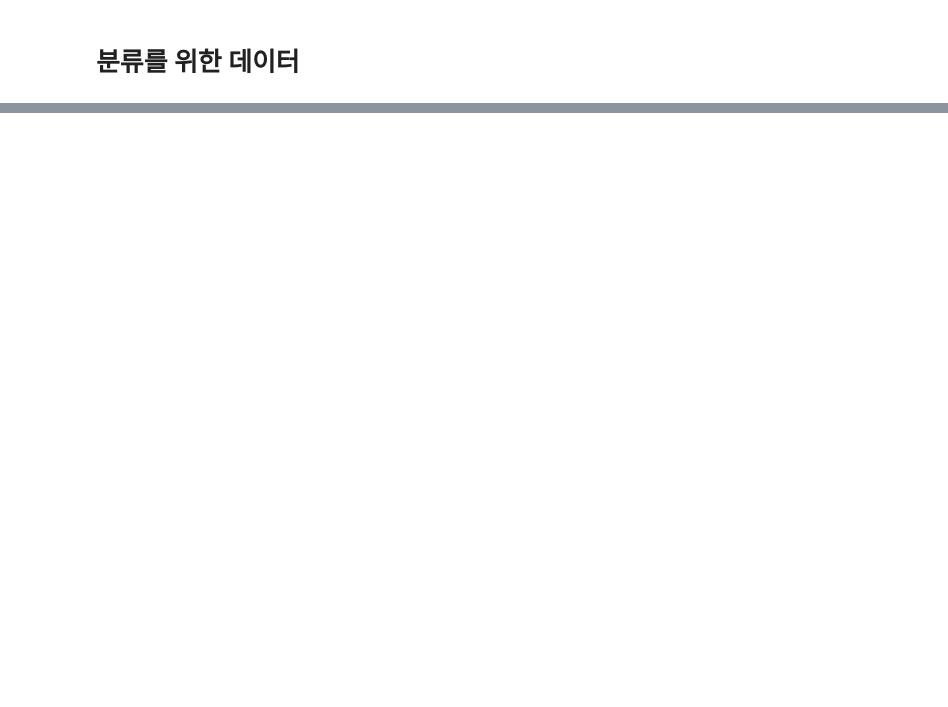
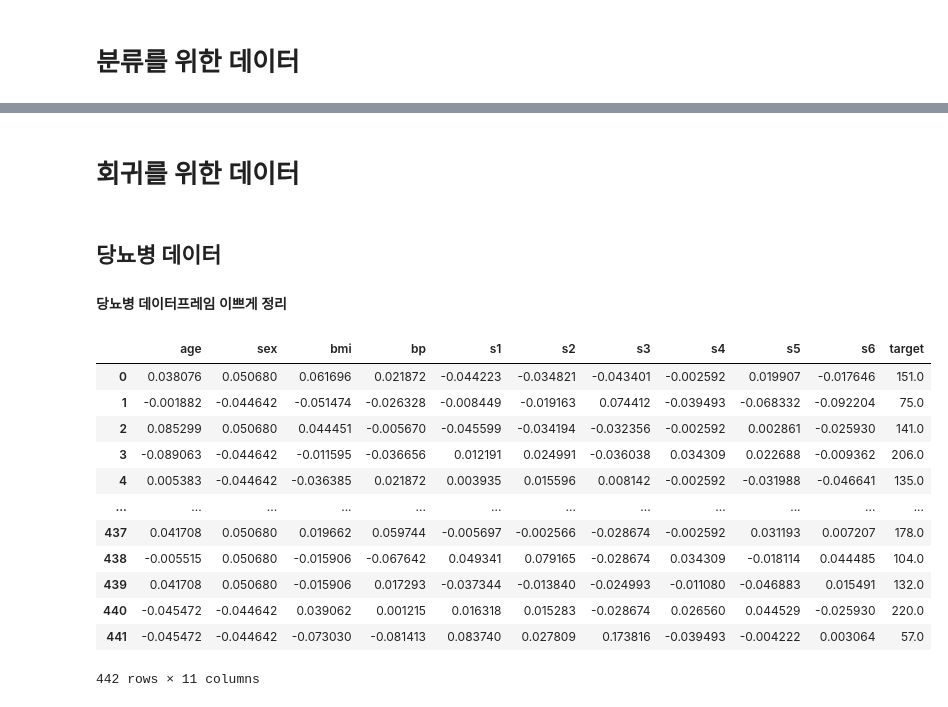
Before and after one commit to kwanization/Machine_Learning_Study, a Jupyter notebook: 결정 트리(Decision Tree).ipynb, the cells around one changed output, grey strips where cells are left out. Drawn from its saved outputs; the diff is of its cells as text; code cells hidden in the pictures; blank space fills up the shorter version.

```diff
--- a/결정 트리(Decision Tree).ipynb
+++ b/결정 트리(Decision Tree).ipynb
@@ -36,0 +104,26 @@ SyntaxError: invalid non-printable character U+00A0 (<ipython-input-2-93843c8a00
+# %% [markdown]
+# 회귀를 위한 데이터
+# %% [markdown]
+## 당뇨병 데이터
+
+#### 당뇨병 데이터프레임 이쁘게 정리
+# %%
+diabetes = load_diabetes()
+# %%
+diabetes_df = pd.DataFrame(data=diabetes.data, columns=diabetes.feature_names)
+diabetes_df['target'] = diabetes.target
+diabetes_df
+# %% [output]
+|  | age | sex | bmi | bp | s1 | s2 | s3 | s4 | s5 | s6 | target |
+| 0 | 0.038076 | 0.050680 | 0.061696 | 0.021872 | -0.044223 | -0.034821 | -0.043401 | -0.002592 | 0.019907 | -0.017646 | 151.0 |
+| 1 | -0.001882 | -0.044642 | -0.051474 | -0.026328 | -0.008449 | -0.019163 | 0.074412 | -0.039493 | -0.068332 | -0.092204 | 75.0 |
+| 2 | 0.085299 | 0.050680 | 0.044451 | -0.005670 | -0.045599 | -0.034194 | -0.032356 | -0.002592 | 0.002861 | -0.025930 | 141.0 |
+| 3 | -0.089063 | -0.044642 | -0.011595 | -0.036656 | 0.012191 | 0.024991 | -0.036038 | 0.034309 | 0.022688 | -0.009362 | 206.0 |
+| 4 | 0.005383 | -0.044642 | -0.036385 | 0.021872 | 0.003935 | 0.015596 | 0.008142 | -0.002592 | -0.031988 | -0.046641 | 135.0 |
+| ... | ... | ... | ... | ... | ... | ... | ... | ... | ... | ... | ... |
+| 437 | 0.041708 | 0.050680 | 0.019662 | 0.059744 | -0.005697 | -0.002566 | -0.028674 | -0.002592 | 0.031193 | 0.007207 | 178.0 |
+| 438 | -0.005515 | 0.050680 | -0.015906 | -0.067642 | 0.049341 | 0.079165 | -0.028674 | 0.034309 | -0.018114 | 0.044485 | 104.0 |
+| 439 | 0.041708 | 0.050680 | -0.015906 | 0.017293 | -0.037344 | -0.013840 | -0.024993 | -0.011080 | -0.046883 | 0.015491 | 132.0 |
+| 440 | -0.045472 | -0.044642 | 0.039062 | 0.001215 | 0.016318 | 0.015283 | -0.028674 | 0.026560 | 0.044529 | -0.025930 | 220.0 |
+| 441 | -0.045472 | -0.044642 | -0.073030 | -0.081413 | 0.083740 | 0.027809 | 0.173816 | -0.039493 | -0.004222 | 0.003064 | 57.0 |
+442 rows × 11 columns
```
Also changed, not shown: parts of 15 cells of this notebook.
